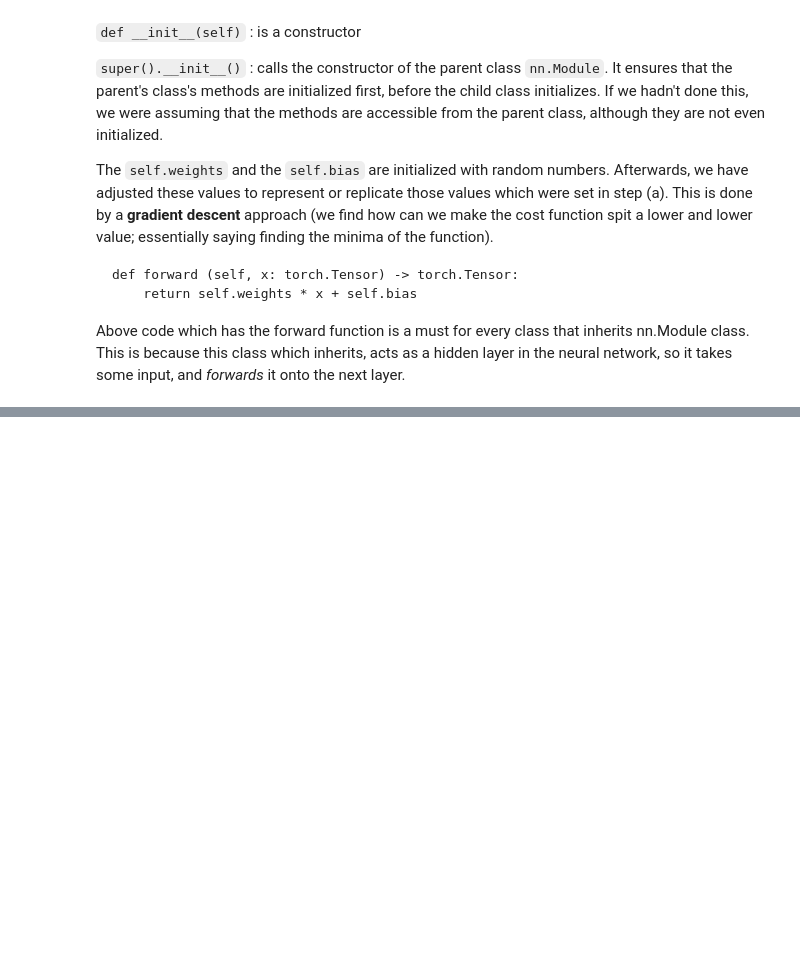
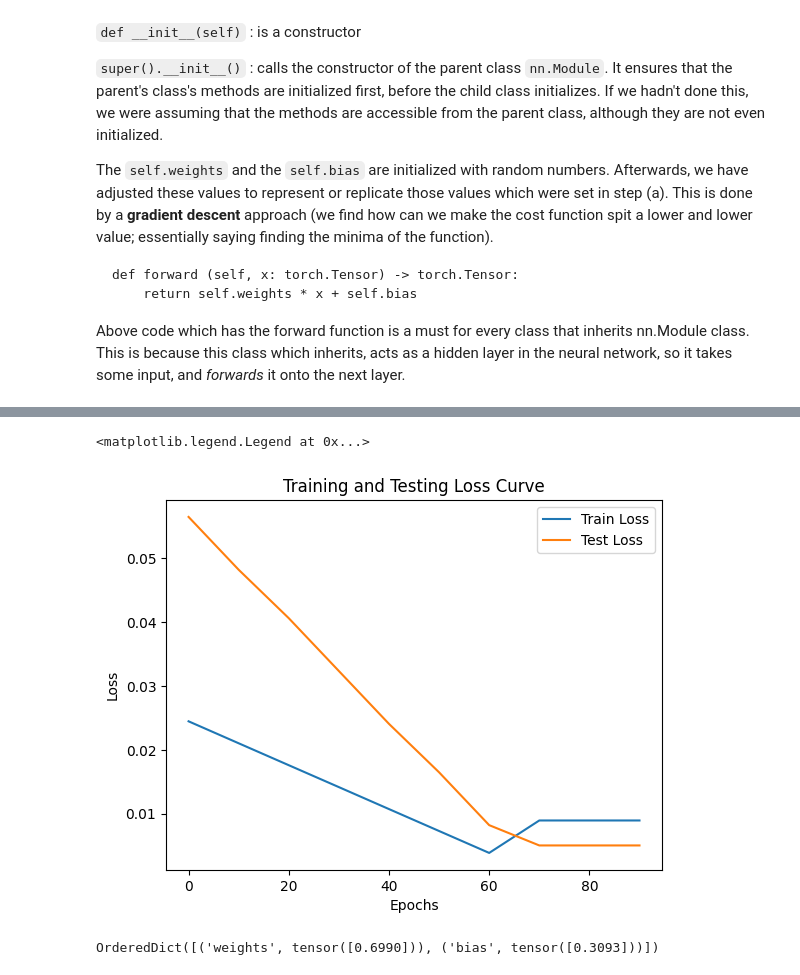
Before and after one commit to 8zali9/DeepLearning-PyTorch, a Jupyter notebook: courseNotebooks/PyTorch_workflow.ipynb, the cells around one changed output, grey strips where cells are left out. Drawn from its saved outputs; the diff is of its cells as text; code cells hidden in the pictures; blank space fills up the shorter version.

```diff
--- a/courseNotebooks/PyTorch_workflow.ipynb
+++ b/courseNotebooks/PyTorch_workflow.ipynb
@@ -136,0 +170,4 @@ class LinearRegressionModel (nn.Module):
+# %%
+loss_fn = nn.L1Loss()
+
+optimizer = torch.optim.SGD(params = model_0.parameters(), lr = 0.01) # lr is the learning rate
@@ -136,0 +239,18 @@ class LinearRegressionModel (nn.Module):
+# %%
+# plotting loss curves
+plt.plot(epoch_count, torch.tensor(train_loss_vals).numpy(), label = "Train Loss")
+plt.plot(epoch_count, test_loss_vals, label = "Test Loss")
+plt.title("Training and Testing Loss Curve")
+plt.ylabel("Loss")
+plt.xlabel("Epochs")
+plt.legend()
+# %% [output]
+<matplotlib.legend.Legend at 0x...>
+[figure, added]
+# %%
+with torch.inference_mode():
+  y_preds_new = model_0(test_X)
+
+print(model_0.state_dict())
+# %% [output]
+OrderedDict([('weights', tensor([0.6990])), ('bias', tensor([0.3093]))])
```
Also changed, not shown: parts of 13 cells of this notebook.
